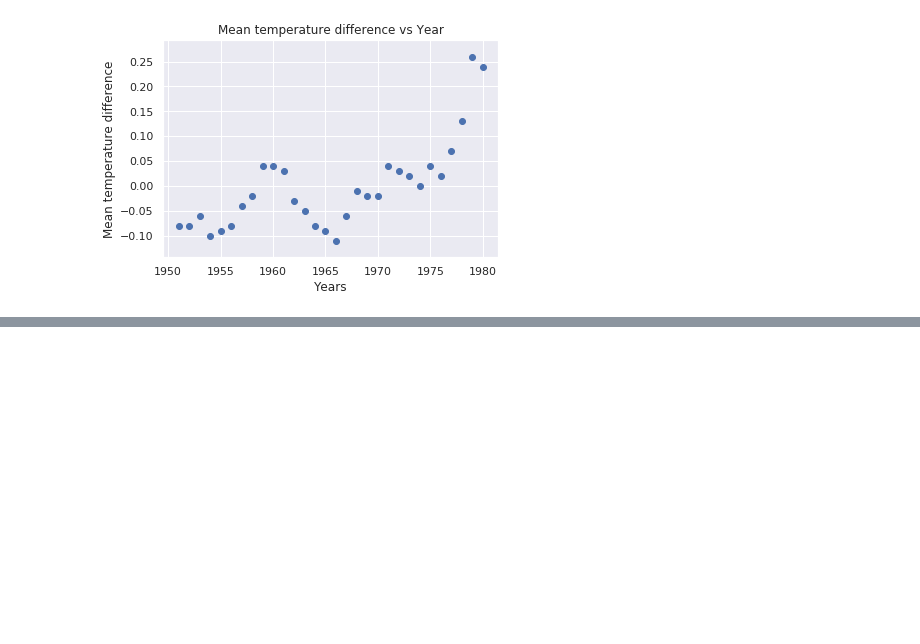
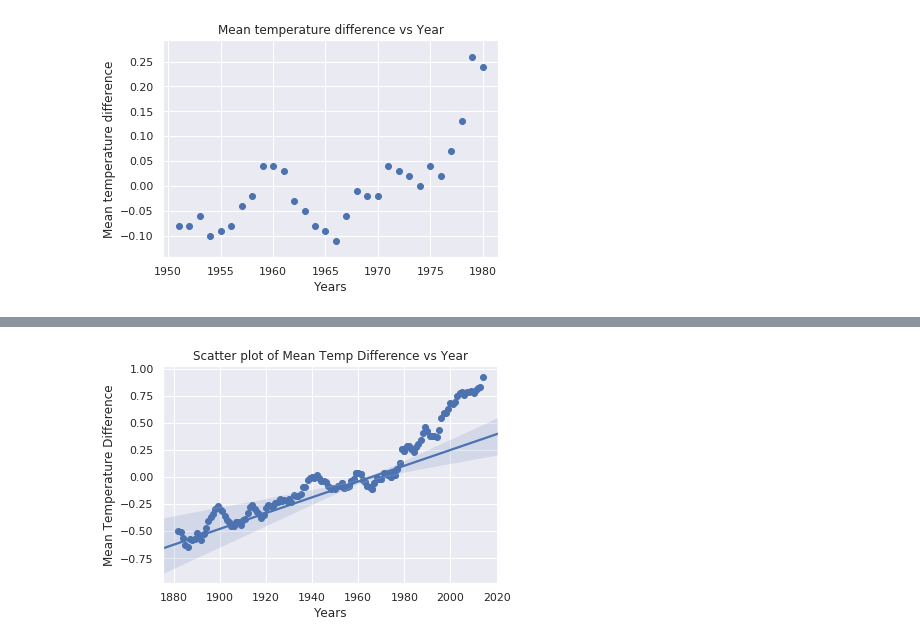
Before and after one commit to enricoaquilina/Azure-Notebooks, a Jupyter notebook: Analyze climate data with Azure Notebooks/Climate-Change.ipynb, the cells around one changed output, grey strips where cells are left out. Cells and saved outputs as stored; diff of their text form; code cells hidden in the pictures; blank space fills up the shorter version.

```diff
--- a/Analyze climate data with Azure Notebooks/Climate-Change.ipynb
+++ b/Analyze climate data with Azure Notebooks/Climate-Change.ipynb
@@ -22,0 +64,9 @@ plt.show()
+# %%
+plt.scatter(years, mean)
+plt.title('Scatter plot of Mean Temp Difference vs Year')
+plt.xlabel('Years', fontsize=12)
+plt.ylabel('Mean Temperature Difference', fontsize=12)
+sns.regplot(yearsBase, meanBase)
+plt.show()
+# %% [output]
+[figure, added]
```
Also changed, not shown: parts of 6 cells of this notebook.
